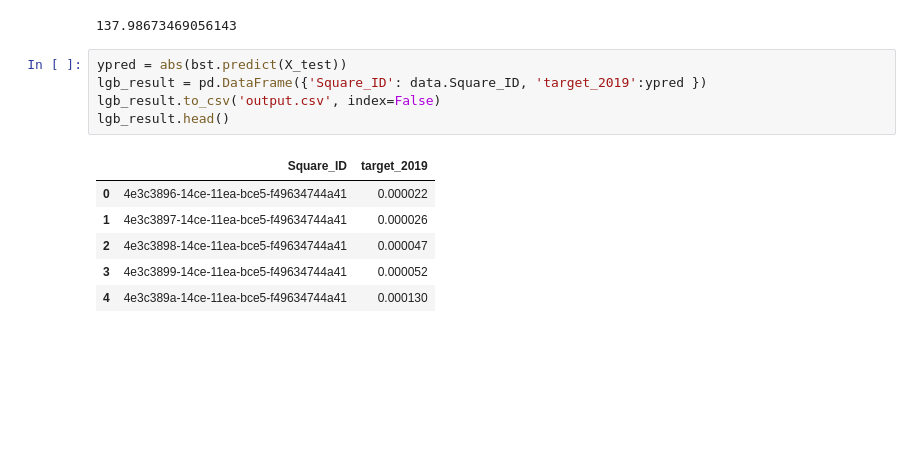
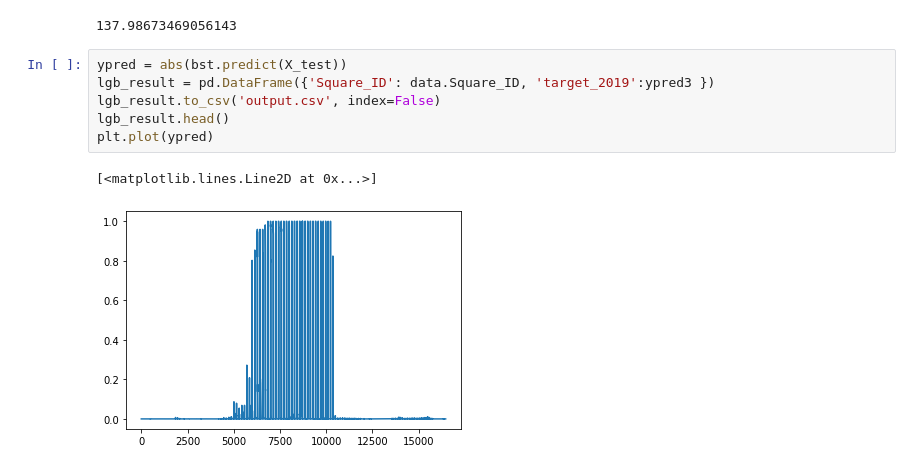
Before and after one commit to CyrineDhaou/Zindi, a Jupyter notebook: Model.ipynb, the cells around one changed output. Saved outputs shown, nothing was run; the diff lists cells and outputs as text; blank space fills up the shorter version.

```diff
--- a/Model.ipynb
+++ b/Model.ipynb
@@ -349,16 +351,13 @@ print(sum(abs(ypred - y_valid)))
 137.98673469056143
 # %%
 ypred = abs(bst.predict(X_test))
-lgb_result = pd.DataFrame({'Square_ID': data.Square_ID, 'target_2019':ypred })
+lgb_result = pd.DataFrame({'Square_ID': data.Square_ID, 'target_2019':ypred3 })
 lgb_result.to_csv('output.csv', index=False)
 lgb_result.head()
+plt.plot(ypred)
 # %% [output]
-|  | Square_ID | target_2019 |
-| 0 | 4e3c3896-14ce-11ea-bce5-f49634744a41 | 0.000022 |
-| 1 | 4e3c3897-14ce-11ea-bce5-f49634744a41 | 0.000026 |
-| 2 | 4e3c3898-14ce-11ea-bce5-f49634744a41 | 0.000047 |
-| 3 | 4e3c3899-14ce-11ea-bce5-f49634744a41 | 0.000052 |
-| 4 | 4e3c389a-14ce-11ea-bce5-f49634744a41 | 0.000130 |
+[<matplotlib.lines.Line2D at 0x...>]
+[figure, added]
 # %%
 #XGB gives better results
 #XGB hyperparameter tuning
```
Also changed, not shown: parts of 12 cells of this notebook.
